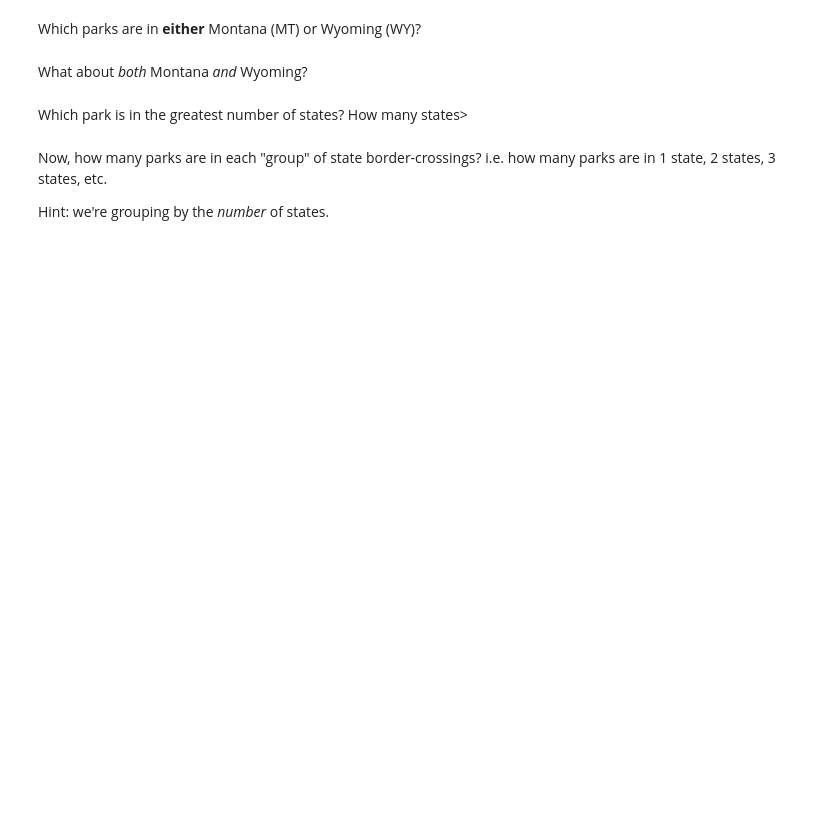
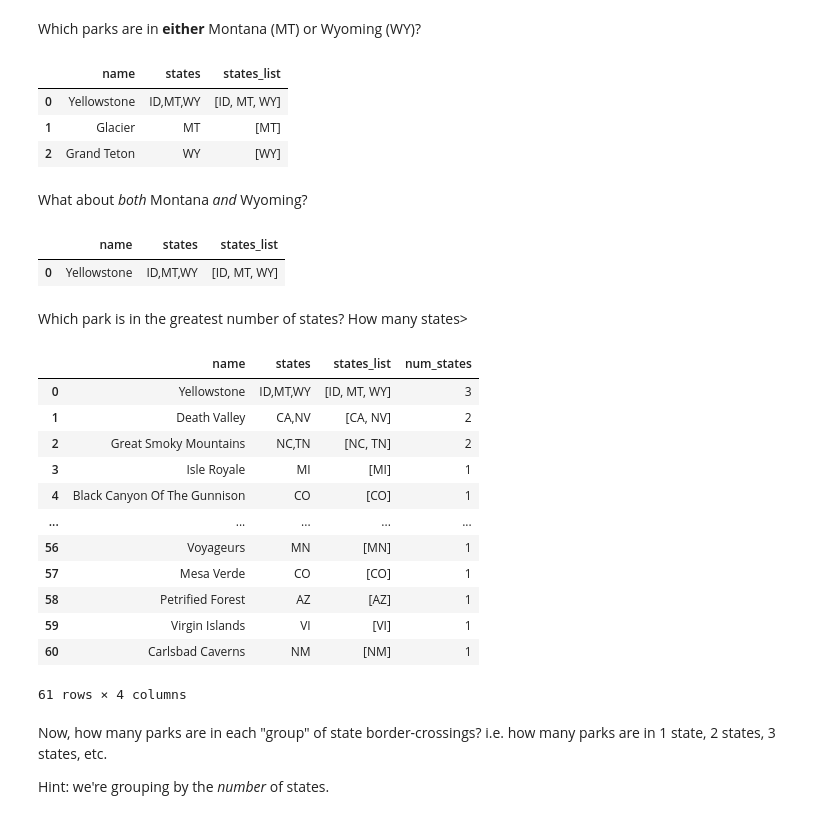
Before and after one commit to dido-john/fundamentals-of-data-transformation-4554074, a Jupyter notebook: course/02-sql/exercises/blank-excercise.ipynb, the cells around one changed output. Cells and saved outputs as stored; diff of their text form; code cells hidden in the pictures; blank space fills up the shorter version.

```diff
--- a/course/02-sql/exercises/blank-excercise.ipynb
+++ b/course/02-sql/exercises/blank-excercise.ipynb
@@ -66,2 +80,19 @@ Which parks are in **either** Montana (MT) or Wyoming (WY)?
+# %%
+%%sql
+
+SELECT
+
+    name,
+    states,
+    split(states, ',') ::string[] AS states_list
+
+FROM nps_public_data.parks p
+WHERE p.designation ILIKE '%National Park%'
+AND list_has_any(states_list, ['MT', 'WY'])
+# %% [output]
+|  | name | states | states_list |
+| 0 | Yellowstone | ID,MT,WY | [ID, MT, WY] |
+| 1 | Glacier | MT | [MT] |
+| 2 | Grand Teton | WY | [WY] |
 # %% [markdown]
 What about _both_ Montana _and_ Wyoming?
@@ -70,2 +99,17 @@ What about _both_ Montana _and_ Wyoming?
+# %%
+%%sql
+
+SELECT
+
+    name,
+    states,
+    split(states, ',') ::string[] AS states_list
+
+FROM nps_public_data.parks p
+WHERE p.designation ILIKE '%National Park%'
+AND list_has_all(states_list, ['MT', 'WY'])
+# %% [output]
+|  | name | states | states_list |
+| 0 | Yellowstone | ID,MT,WY | [ID, MT, WY] |
 # %% [markdown]
 Which park is in the greatest number of states? How many states>
@@ -74,3 +116,30 @@ Which park is in the greatest number of states? How many states>
+# %%
+%%sql
+
+SELECT
+    name,
+    states,
+    split(states, ',') ::string[] AS states_list,
+    length(states_list) as num_states
+
+FROM nps_public_data.parks p
+WHERE 1=1
+     AND  p.designation ILIKE '%National Park%'
+ORDER BY num_states DESC
+# %% [output]
+|  | name | states | states_list | num_states |
+| 0 | Yellowstone | ID,MT,WY | [ID, MT, WY] | 3 |
+| 1 | Death Valley | CA,NV | [CA, NV] | 2 |
+| 2 | Great Smoky Mountains | NC,TN | [NC, TN] | 2 |
+| 3 | Isle Royale | MI | [MI] | 1 |
+| 4 | Black Canyon Of The Gunnison | CO | [CO] | 1 |
+| ... | ... | ... | ... | ... |
+| 56 | Voyageurs | MN | [MN] | 1 |
+| 57 | Mesa Verde | CO | [CO] | 1 |
+| 58 | Petrified Forest | AZ | [AZ] | 1 |
+| 59 | Virgin Islands | VI | [VI] | 1 |
+| 60 | Carlsbad Caverns | NM | [NM] | 1 |
+61 rows × 4 columns
 # %% [markdown]
 Now, how many parks are in each "group" of state border-crossings? i.e. how many parks are in 1 state, 2 states, 3 states, etc.
 
```
Also changed, not shown: parts of 16 cells of this notebook, 1 other file.
